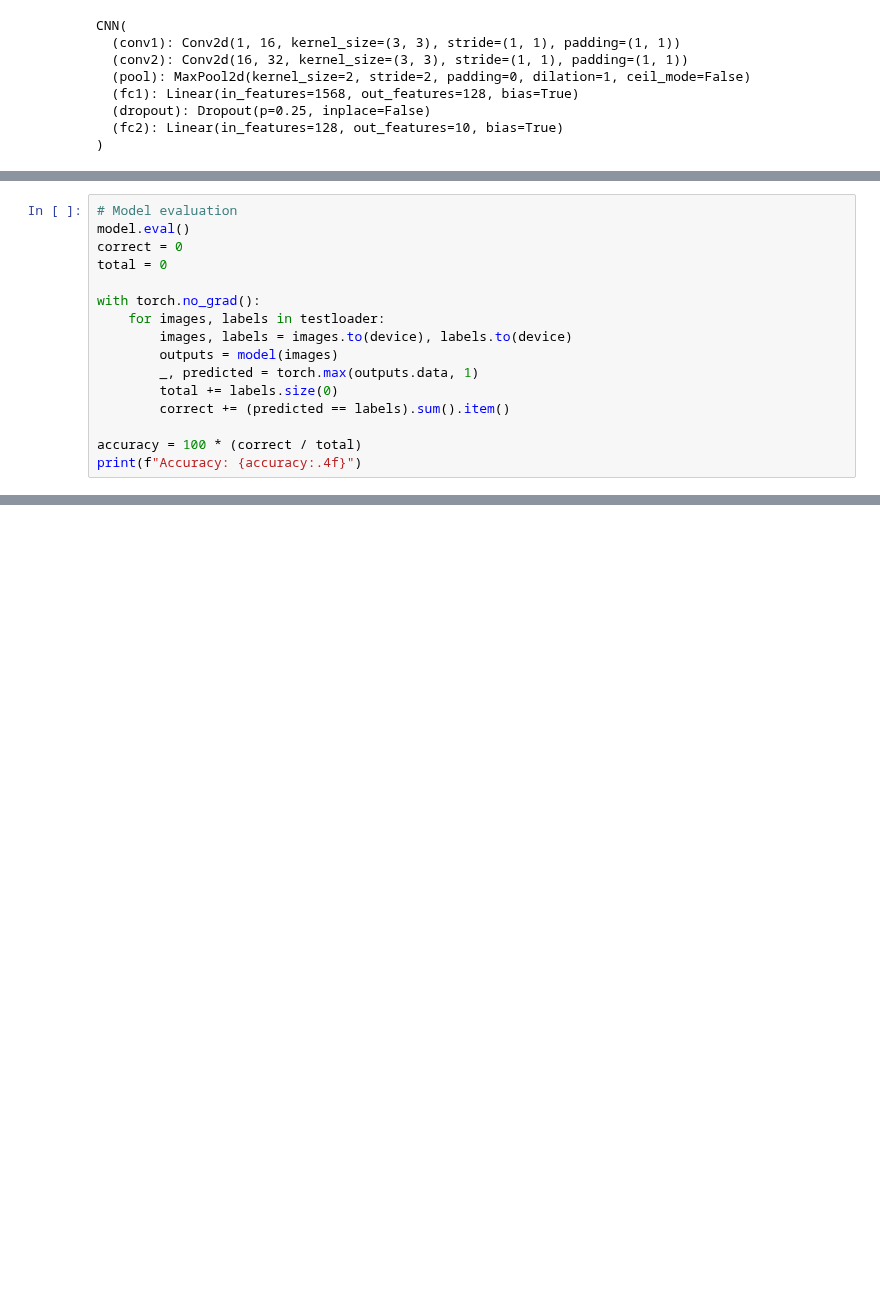
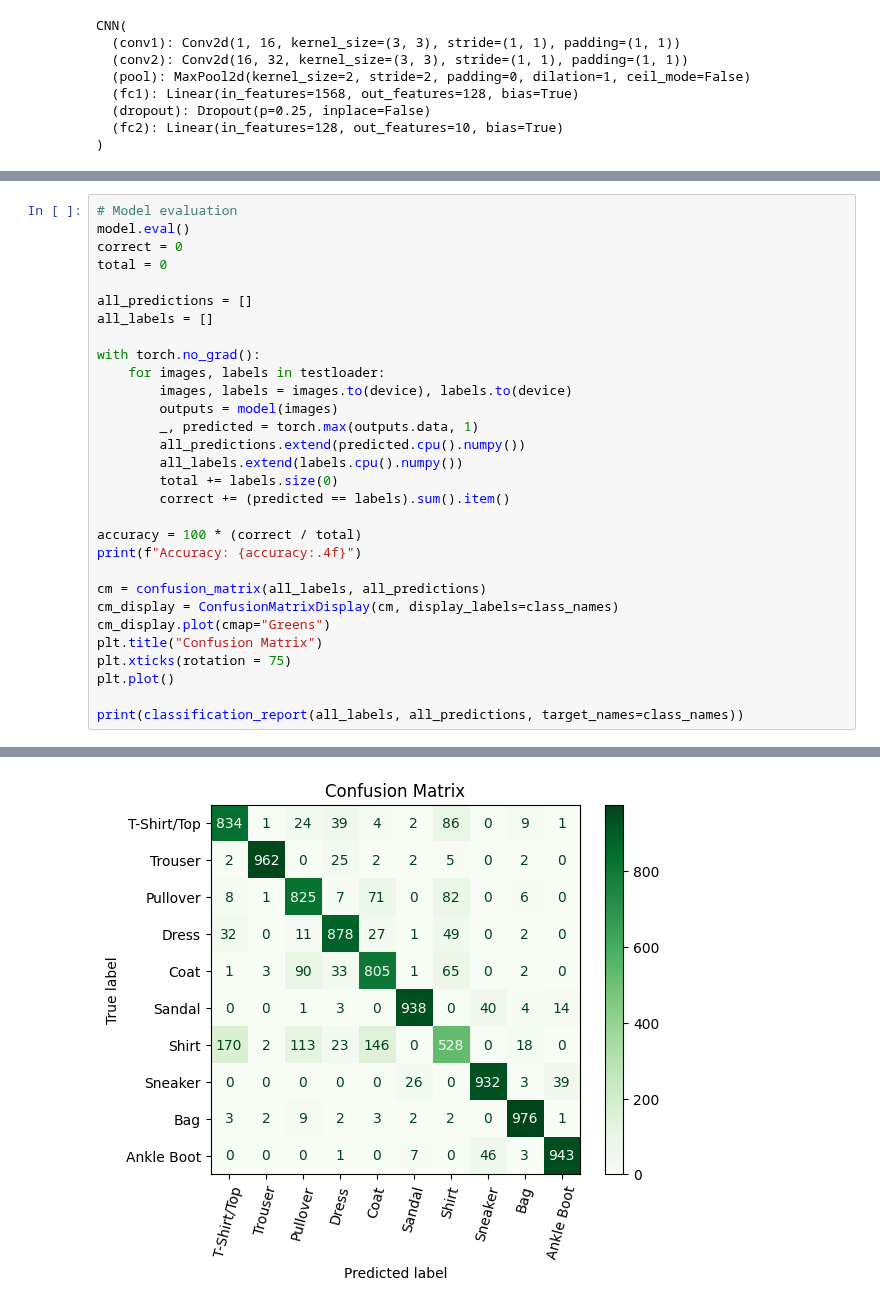
Before and after one commit to ch0fas/ML_Projects, a Jupyter notebook: fashion_mnist.ipynb, the cells around one changed output, grey strips where cells are left out. Cells and saved outputs as stored; diff of their text form; blank space fills up the shorter version.

```diff
--- a/fashion_mnist.ipynb
+++ b/fashion_mnist.ipynb
@@ -534,14 +532,28 @@ model.eval()
 correct = 0
 total = 0
 
+all_predictions = []
+all_labels = []
+
 with torch.no_grad():
     for images, labels in testloader:
         images, labels = images.to(device), labels.to(device)
         outputs = model(images)
         _, predicted = torch.max(outputs.data, 1)
+        all_predictions.extend(predicted.cpu().numpy())
+        all_labels.extend(labels.cpu().numpy())
         total += labels.size(0)
         correct += (predicted == labels).sum().item()
 
 accuracy = 100 * (correct / total)
 print(f"Accuracy: {accuracy:.4f}")
+
+cm = confusion_matrix(all_labels, all_predictions)
+cm_display = ConfusionMatrixDisplay(cm, display_labels=class_names)
+cm_display.plot(cmap="Greens")
+plt.title("Confusion Matrix")
+plt.xticks(rotation = 75)
+plt.plot()
+
+print(classification_report(all_labels, all_predictions, target_names=class_names))
 # %% [output]
@@ -549,3 +577,4 @@ Accuracy: 84.6200
+[figure, added]
 # %%
 # Testing with own images
 
```
Also changed, not shown: parts of 6 cells of this notebook.
